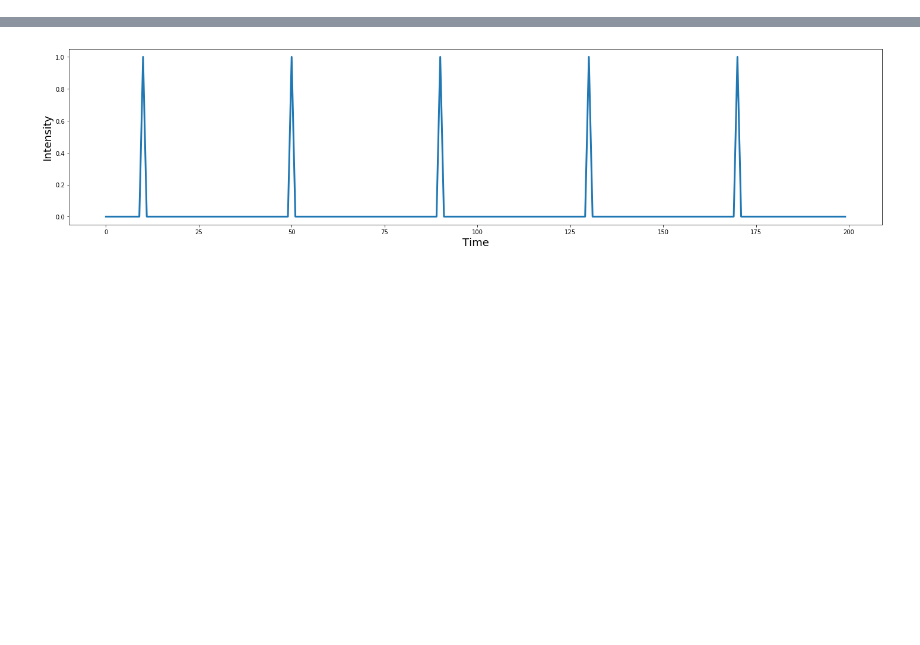
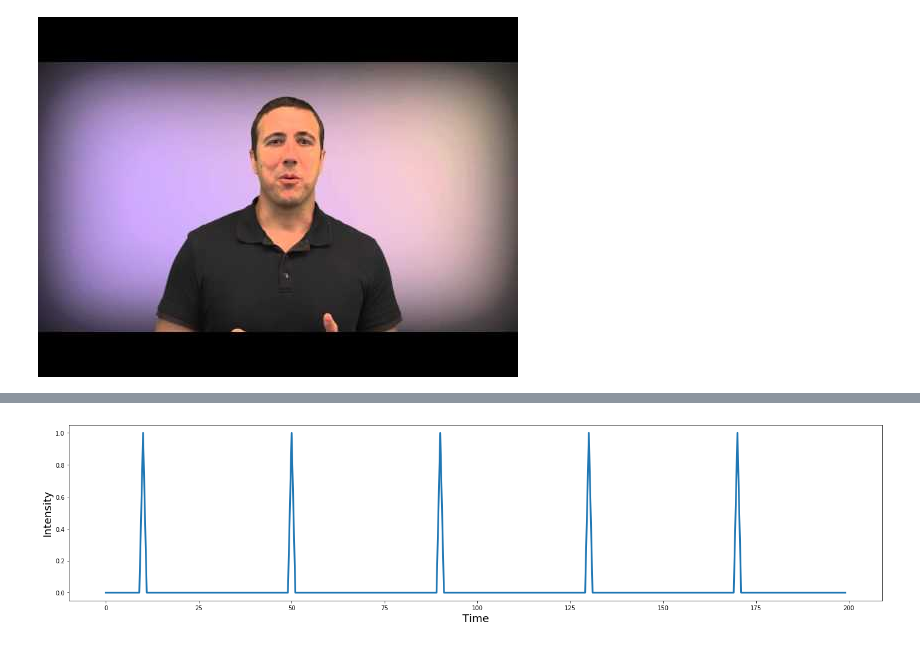
Before and after one commit to ljchang/dartbrains, a Jupyter notebook: content/features/notebooks/9_GLM.ipynb, the cells around one changed output, grey strips where cells are left out. Cells and saved outputs as stored; diff of their text form; code cells hidden in the pictures; blank space fills up the shorter version.

```diff
--- a/content/features/notebooks/9_GLM.ipynb
+++ b/content/features/notebooks/9_GLM.ipynb
@@ -23,0 +14,6 @@ First, let's import all of the modules we will need for this tutorial.
+# %%
+from IPython.display import YouTubeVideo
+
+YouTubeVideo('GDkLQuV4he4')
+# %% [output]
+[figure, added]
```
Also changed, not shown: parts of 5 cells of this notebook, 22 other files.
